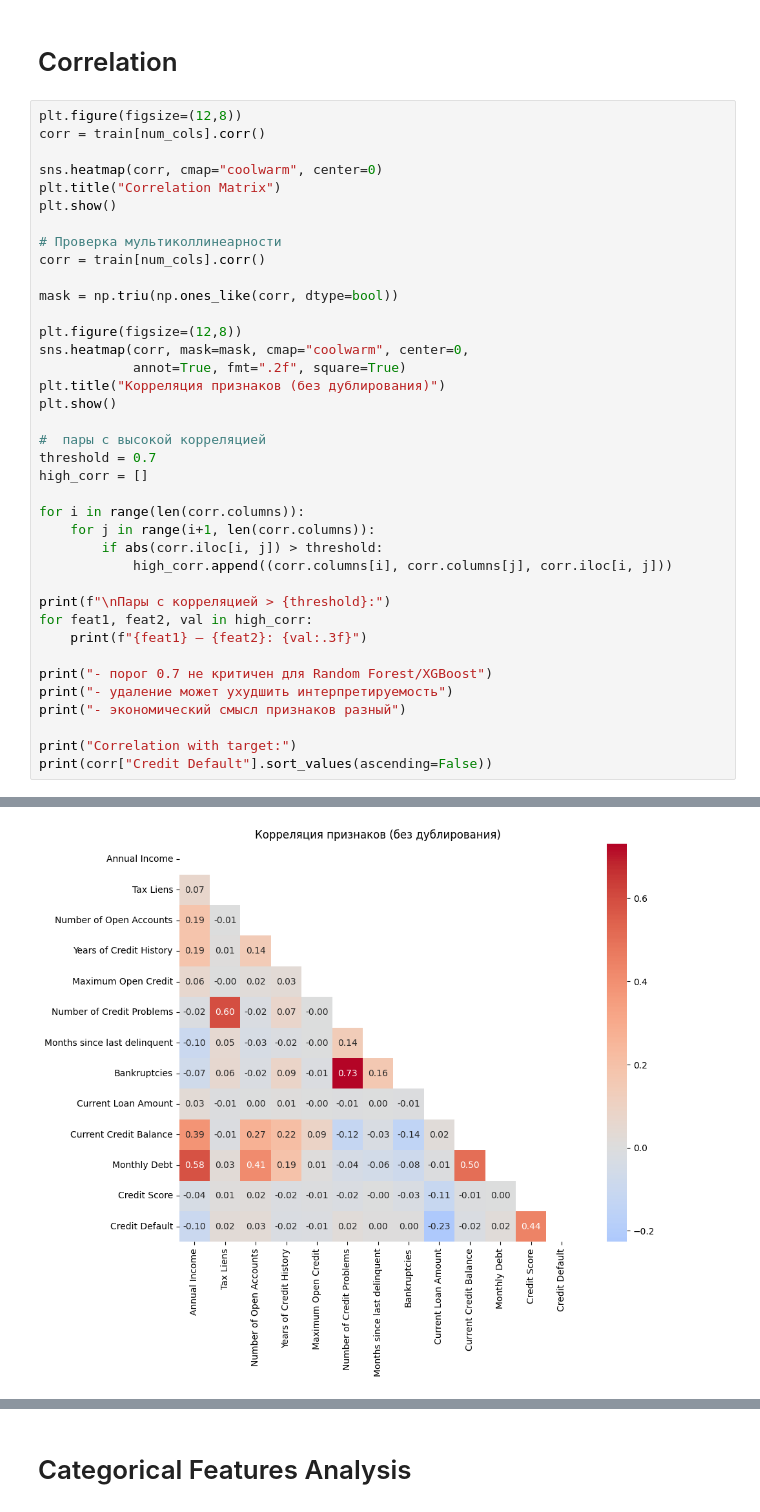
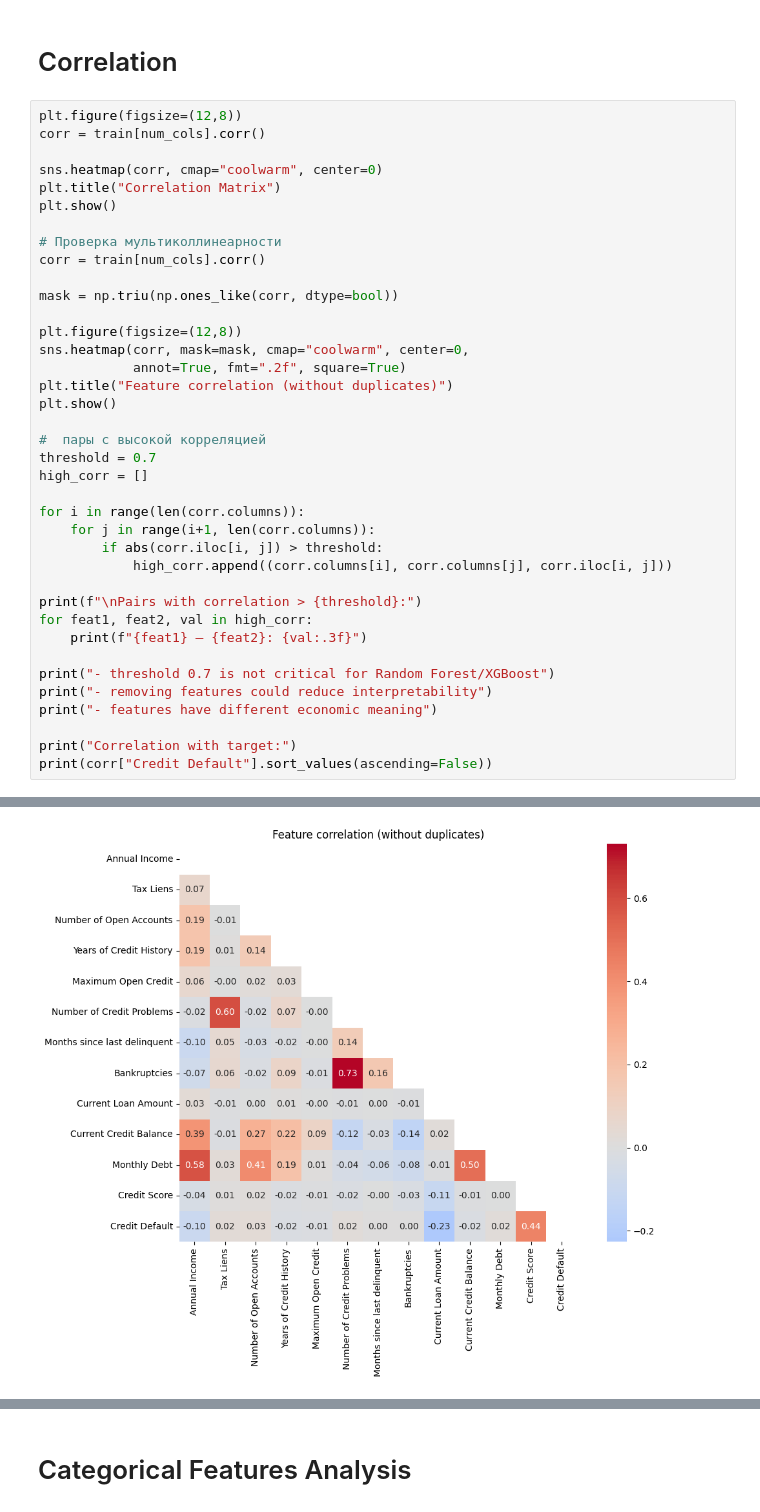
Before and after one commit to MargaritaOsokina/credit-default-risk-modeling-f1-optimization, a Jupyter notebook: Osokina.ipynb, the cells around one changed output, grey strips where cells are left out. Saved outputs shown, nothing was run; the diff lists cells and outputs as text.

```diff
--- a/Osokina.ipynb
+++ b/Osokina.ipynb
@@ -97,36 +97,36 @@ sns.heatmap(corr, cmap="coolwarm", center=0)
 plt.title("Correlation Matrix")
 plt.show()
 
 # Проверка мультиколлинеарности
 corr = train[num_cols].corr()
 
 mask = np.triu(np.ones_like(corr, dtype=bool))
 
 plt.figure(figsize=(12,8))
 sns.heatmap(corr, mask=mask, cmap="coolwarm", center=0,
             annot=True, fmt=".2f", square=True)
-plt.title("Корреляция признаков (без дублирования)")
+plt.title("Feature correlation (without duplicates)")
 plt.show()
 
 #  пары с высокой корреляцией
 threshold = 0.7
 high_corr = []
 
 for i in range(len(corr.columns)):
     for j in range(i+1, len(corr.columns)):
         if abs(corr.iloc[i, j]) > threshold:
             high_corr.append((corr.columns[i], corr.columns[j], corr.iloc[i, j]))
 
-print(f"\nПары с корреляцией > {threshold}:")
+print(f"\nPairs with correlation > {threshold}:")
 for feat1, feat2, val in high_corr:
     print(f"{feat1} — {feat2}: {val:.3f}")
 
-print("- порог 0.7 не критичен для Random Forest/XGBoost")
-print("- удаление может ухудшить интерпретируемость")
-print("- экономический смысл признаков разный")
+print("- threshold 0.7 is not critical for Random Forest/XGBoost")
+print("- removing features could reduce interpretability")
+print("- features have different economic meaning")
 
 print("Correlation with target:")
 print(corr["Credit Default"].sort_values(ascending=False))
 # %% [output]
 [figure]
-[figure, old version]
+[figure, new version]
```
Also changed, not shown: parts of 1 cell of this notebook.
